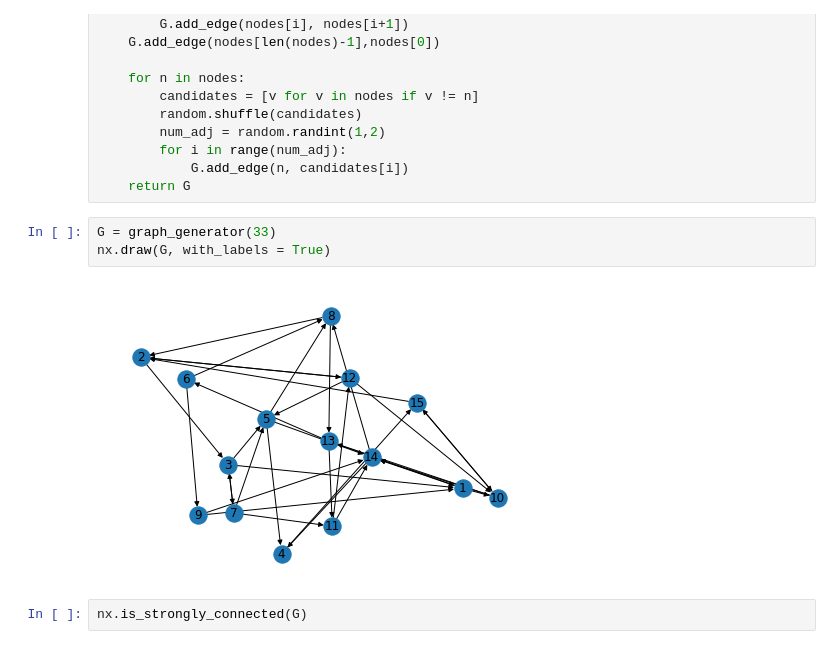
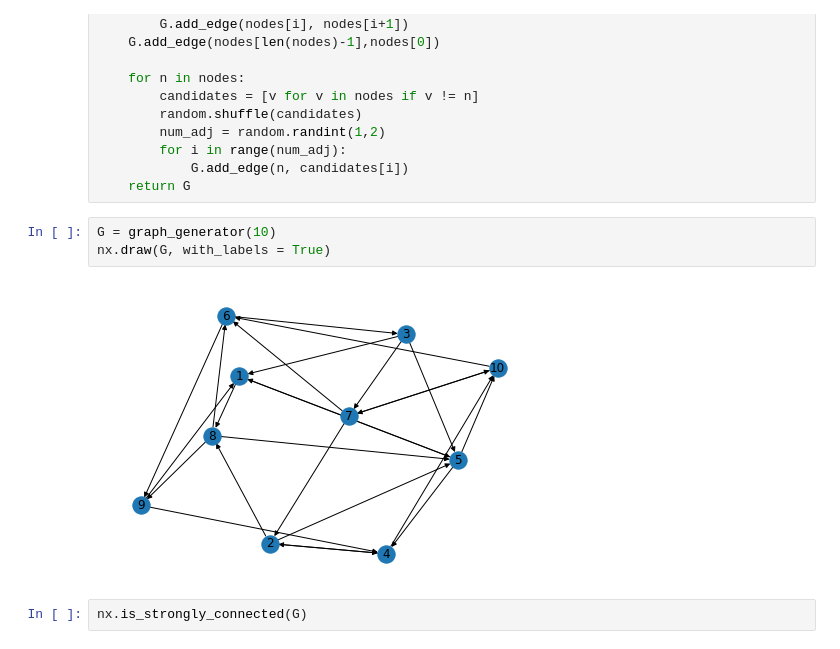
Before and after one commit to zoisper/LC-Projeto, a Jupyter notebook: 2/Traffic.ipynb, the cells around one changed output. Saved outputs shown, nothing was run; the diff lists cells and outputs as text.

```diff
--- a/2/Traffic.ipynb
+++ b/2/Traffic.ipynb
@@ -31,10 +31,10 @@ def graph_generator(N):
             G.add_edge(n, candidates[i])
     return G
 # %%
-G = graph_generator(33)
+G = graph_generator(10)
 nx.draw(G, with_labels = True)
 # %% [output]
-[figure, old version]
+[figure, new version]
 # %%
 nx.is_strongly_connected(G)
 # %% [output]
```
Also changed, not shown: parts of 1 cell of this notebook.
